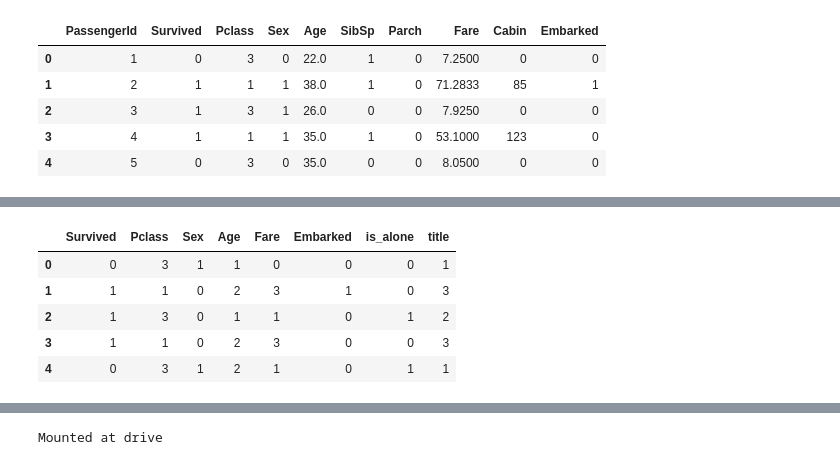
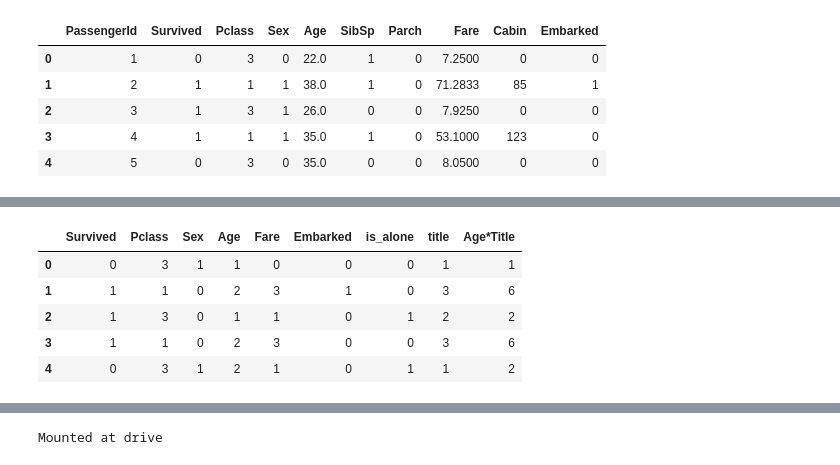
Before and after one commit to porcelainruler/Kaggle, a Jupyter notebook: Titanic.ipynb, the cells around one changed output, grey strips where cells are left out. Drawn from its saved outputs; the diff is of its cells as text; code cells hidden in the pictures.

```diff
--- a/Titanic.ipynb
+++ b/Titanic.ipynb
@@ -161,39 +161,42 @@ for data in all:
 
     #Mapping Embarked
     embark_map = {'S':0, 'C':1, 'Q':2}
     data['Embarked'] = data['Embarked'].map(embark_map).astype(int)
 
     #Mapping Fare
     data.loc[ data['Fare'] <= 7.91, 'Fare']                            = 0
     data.loc[(data['Fare'] > 7.91) & (data['Fare'] <= 14.454), 'Fare'] = 1
     data.loc[(data['Fare'] > 14.454) & (data['Fare'] <= 31), 'Fare']   = 2
     data.loc[ data['Fare'] > 31, 'Fare']                               = 3
     data['Fare'] = data['Fare'].astype(int)
 
     #Mapping Age
     data.loc[ data['Age'] <= 16, 'Age']                       = 0
     data.loc[(data['Age'] > 16) & (data['Age'] <= 32), 'Age'] = 1
     data.loc[(data['Age'] > 32) & (data['Age'] <= 48), 'Age'] = 2
     data.loc[(data['Age'] > 48) & (data['Age'] <= 64), 'Age'] = 3
     data.loc[ data['Age'] > 64, 'Age']                        = 4
 
+    #Mapping Age*Title
+    data['Age*Title'] = data['Age'] * data['title']
+
 #Feature Selection
 #Create list of columns to drop
 drop_elements = ["Name", "Ticket", "Cabin", "SibSp", "Parch", "family_size"]
 
 #Drop columns from both data sets
 train = train.drop(drop_elements, axis = 1)
 train = train.drop(['PassengerId','category_fare', 'category_age'], axis = 1)
 test = test.drop(drop_elements, axis = 1)
 
 train.head()
 # %% [output]
-|  | Survived | Pclass | Sex | Age | Fare | Embarked | is_alone | title |
-| 0 | 0 | 3 | 1 | 1 | 0 | 0 | 0 | 1 |
-| 1 | 1 | 1 | 0 | 2 | 3 | 1 | 0 | 3 |
-| 2 | 1 | 3 | 0 | 1 | 1 | 0 | 1 | 2 |
-| 3 | 1 | 1 | 0 | 2 | 3 | 0 | 0 | 3 |
-| 4 | 0 | 3 | 1 | 2 | 1 | 0 | 1 | 1 |
+|  | Survived | Pclass | Sex | Age | Fare | Embarked | is_alone | title | Age*Title |
+| 0 | 0 | 3 | 1 | 1 | 0 | 0 | 0 | 1 | 1 |
+| 1 | 1 | 1 | 0 | 2 | 3 | 1 | 0 | 3 | 6 |
+| 2 | 1 | 3 | 0 | 1 | 1 | 0 | 1 | 2 | 2 |
+| 3 | 1 | 1 | 0 | 2 | 3 | 0 | 0 | 3 | 6 |
+| 4 | 0 | 3 | 1 | 2 | 1 | 0 | 1 | 1 | 2 |
 # %%
 X_train = train.drop(columns=['Survived'], axis=1)
 Y_train = train['Survived']
```
Also changed, not shown: parts of 10 cells of this notebook.
